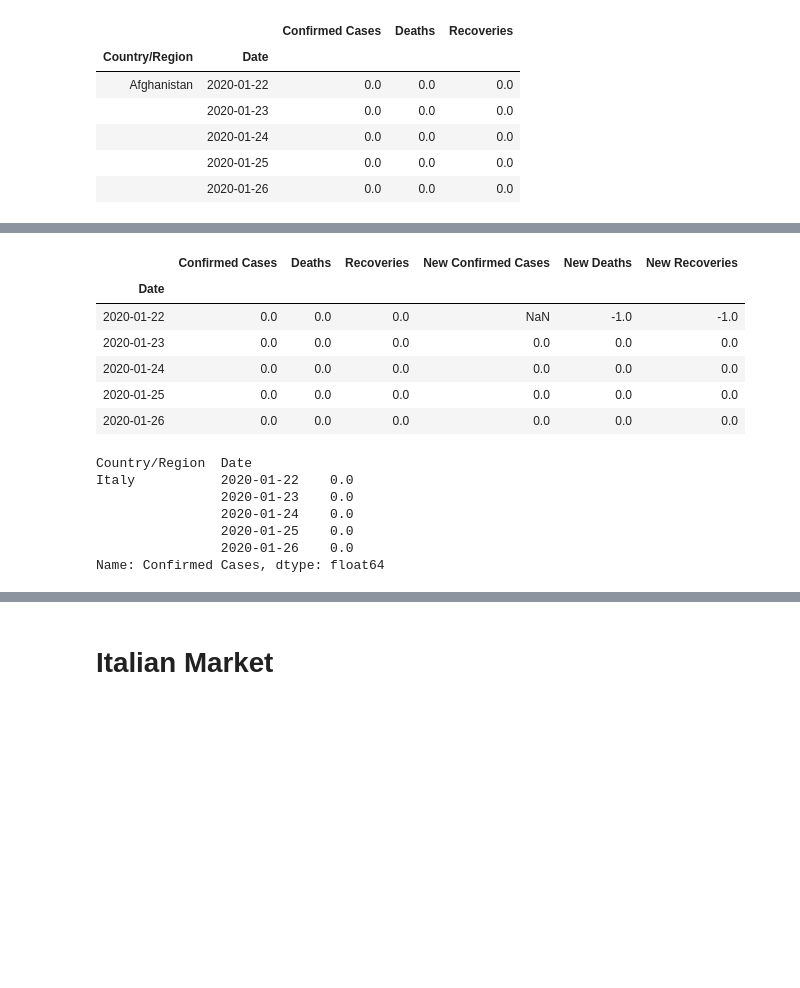
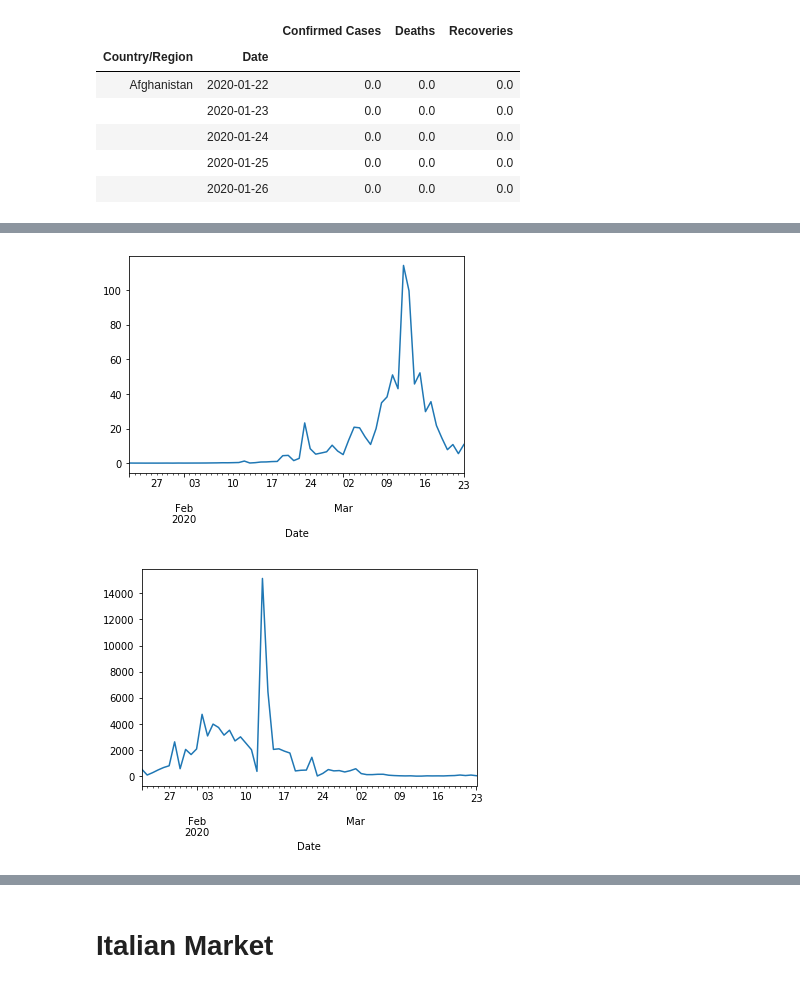
Before and after one commit to nberman12/COVID19-vs-Stocks, a Jupyter notebook: dev/peter/Virus_Data/COVID19_Unorganized_Data1.ipynb, the cells around one changed output, grey strips where cells are left out. Saved outputs shown, nothing was run; the diff lists cells and outputs as text; code cells hidden in the pictures; blank space fills up the shorter version.

```diff
--- a/dev/peter/Virus_Data/COVID19_Unorganized_Data1.ipynb
+++ b/dev/peter/Virus_Data/COVID19_Unorganized_Data1.ipynb
@@ -149 +132,45 @@ italy_df.sort_values(by = "New Deaths", ascending = True)
+# %%
+china_df = confirmed_all.loc["China"]
+
+confirm_count = 0
+death_count = 0
+recovery_count = 0
+
+new_confirmed_cases =[]
+new_deaths =[]
+new_recoveries = []
+
+confirmed_cases_list = china_df['Confirmed Cases'].to_list()
+deaths_list = china_df['Deaths'].to_list()
+recoveries_list = china_df['Recoveries'].to_list()
+
+for i in confirmed_cases_list:
+    new_confirm = i-confirm_count
+    new_confirmed_cases.append(new_confirm)
+    confirm_count = i
+
+for k in deaths_list:
+    new_dead = k-death_count
+    new_deaths.append(new_dead)
+    death_count = k
+
+for j in recoveries_list:
+    new_recover = j-recovery_count
+    new_recoveries.append(new_recover)
+    recovery_count = j
+
+china_df["New Confirmed Cases"]= new_confirmed_cases
+china_df["New Deaths"]= new_deaths
+china_df["New Recoveries"]= new_recoveries
+china_df["Recovery Rate"] = china_df["New Recoveries"] / china_df["New Confirmed Cases"]
+
+china_df["Recovery Rate"].plot()
+# china_df["New Confirmed Cases"].plot()
+plt.show()
+china_df["New Confirmed Cases"].plot()
+plt.show()
+# china_df["New Confirmed Cases"]
+# %% [output]
+[figure, added]
+[figure, added]
 # %%
@@ -183,24 +212,0 @@ confirmed_all["New Recoveries"]= new_recoveries
-# %%
-# Want to created new columns showing the ratio between how many confirmed cases have been
-
-# confirmed_all["Recover/Confirm Ratio"] = confirmed_all["Recoveries"]/confirmed_all["Confirmed Cases"]
-confirmed_all.loc["Albania"].head()
-#confirmed_all.sort_values(by = 'Recoveries')
-# %% [output]
-|  | Confirmed Cases | Deaths | Recoveries | New Confirmed Cases | New Deaths | New Recoveries |
-| Date |  |  |  |  |  |  |
-| 2020-01-22 | 0.0 | 0.0 | 0.0 | NaN | -1.0 | -1.0 |
-| 2020-01-23 | 0.0 | 0.0 | 0.0 | 0.0 | 0.0 | 0.0 |
-| 2020-01-24 | 0.0 | 0.0 | 0.0 | 0.0 | 0.0 | 0.0 |
-| 2020-01-25 | 0.0 | 0.0 | 0.0 | 0.0 | 0.0 | 0.0 |
-| 2020-01-26 | 0.0 | 0.0 | 0.0 | 0.0 | 0.0 | 0.0 |
-# %%
-confirmed_all.loc[["Italy"]]["Confirmed Cases"].head()
-# %% [output]
-Country/Region  Date
-Italy           2020-01-22    0.0
-                2020-01-23    0.0
-                2020-01-24    0.0
-                2020-01-25    0.0
-                2020-01-26    0.0
-Name: Confirmed Cases, dtype: float64
```
Also changed, not shown: parts of 23 cells of this notebook, 3 other files.
